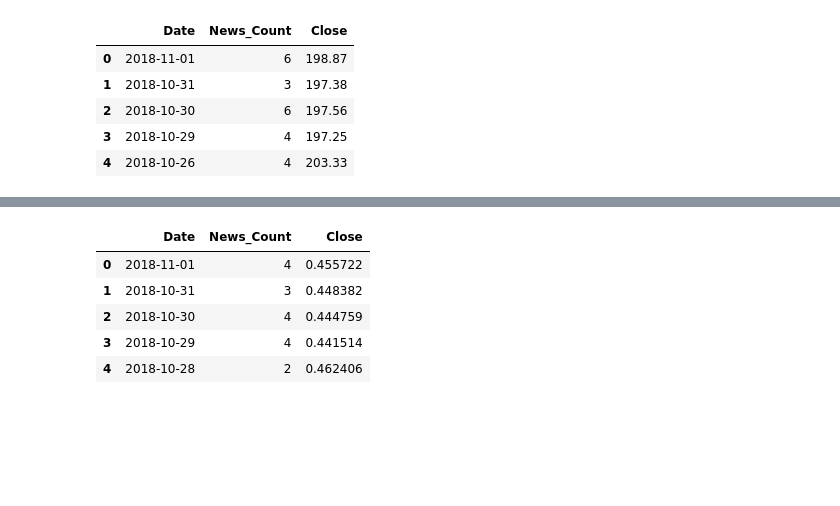
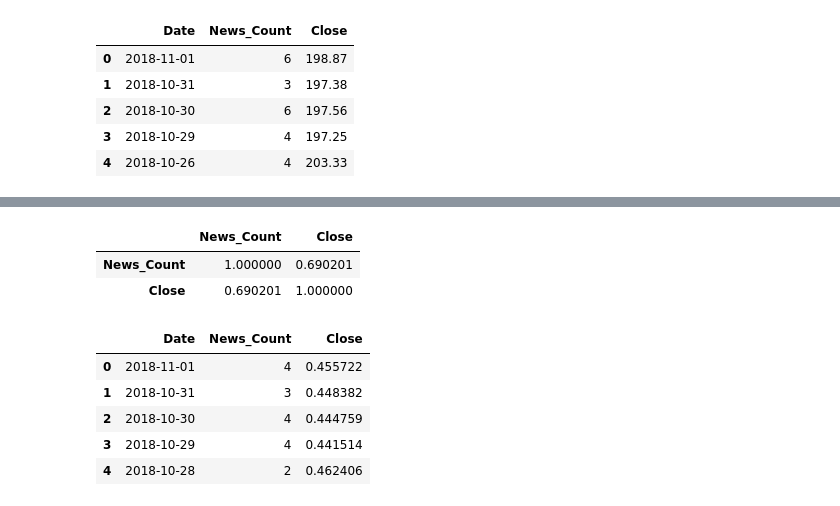
Before and after one commit to emilyrcoffield/CryptoDataScientist, a Jupyter notebook: Project_New.ipynb, the cells around one changed output, grey strips where cells are left out. Saved outputs shown, nothing was run; the diff lists cells and outputs as text; code cells hidden in the pictures; blank space fills up the shorter version.

```diff
--- a/Project_New.ipynb
+++ b/Project_New.ipynb
@@ -225,6 +243,12 @@ plt.show()
 # %% [output]
 [interactive output not drawn]
 [interactive output not drawn]
+# %%
+ETH_graph.corr()
+# %% [output]
+|  | News_Count | Close |
+| News_Count | 1.000000 | 0.690201 |
+| Close | 0.690201 | 1.000000 |
 # %%
 Ripple_graph = Ripple.loc[:, [ "Date","News_Count","Close"]]
 Ripple_graph.head()
```
Also changed, not shown: parts of 4 cells of this notebook, 5 other files.
